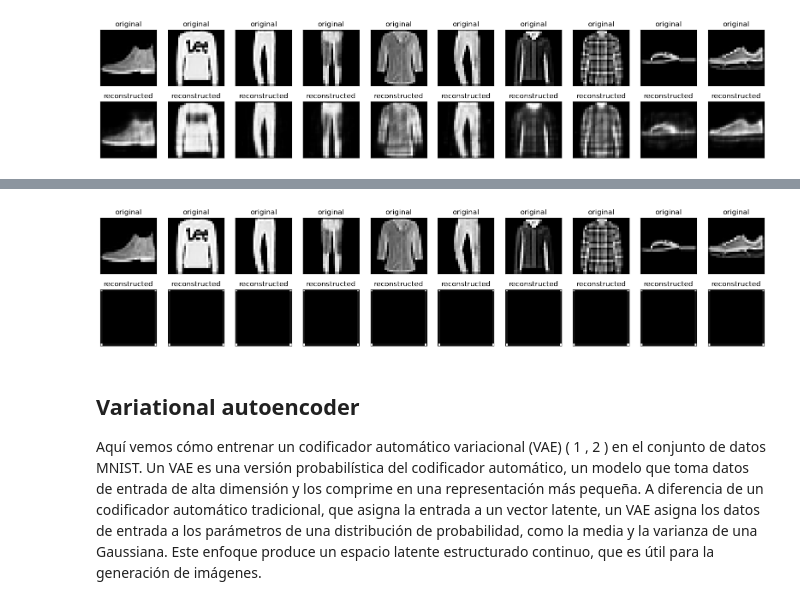
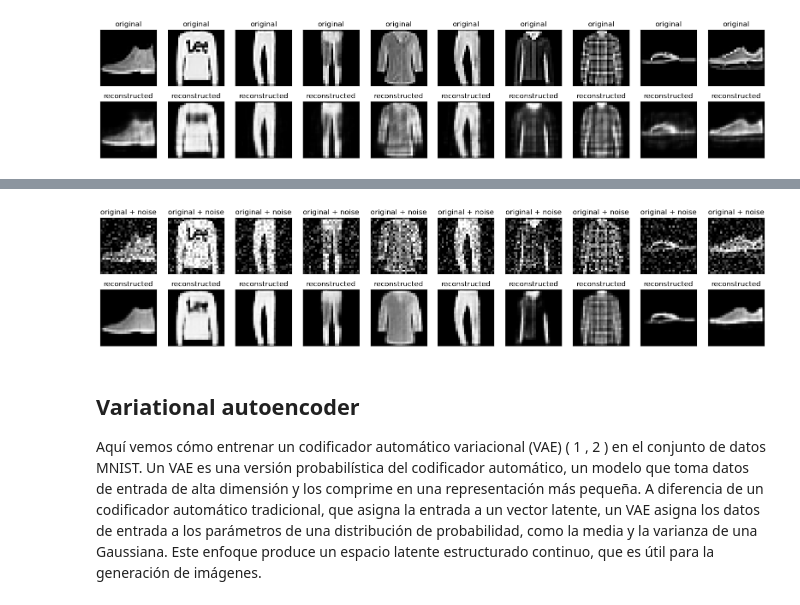
Before and after one commit to Robert-Gomez-AI/Generative_models, a Jupyter notebook: autoencoders.ipynb, the cells around one changed output, grey strips where cells are left out. Drawn from its saved outputs; the diff is of its cells as text; code cells hidden in the pictures.

Commit message:
convolutional Autoencoder

```diff
--- a/autoencoders.ipynb
+++ b/autoencoders.ipynb
@@ -120,7 +123,17 @@ print(x_train.shape)
+# %%
+# Añadimos ruido a la imagen
+
+
+noise_factor = 0.2
+x_train_noisy = x_train + noise_factor * tf.random.normal(shape=x_train.shape)
+x_test_noisy = x_test + noise_factor * tf.random.normal(shape=x_test.shape)
+
+x_train_noisy = tf.clip_by_value(x_train_noisy, clip_value_min=0., clip_value_max=1.)
+x_test_noisy = tf.clip_by_value(x_test_noisy, clip_value_min=0., clip_value_max=1.)
 # %%
-class Autoencoder(Model):
+class Denoise(Model):
   def __init__(self):
-    super(Autoencoder, self).__init__()
+    super(Denoise, self).__init__()
     self.encoder = tf.keras.Sequential([
       layers.Input(shape=(28, 28, 1)),
       layers.Conv2D(16, (3, 3), activation='relu', padding='same', strides=2),
@@ -136,13 +149,13 @@ class Autoencoder(Model):
     decoded = self.decoder(encoded)
     return decoded
 
-autoencoder = Autoencoder()
+autoencoder = Denoise()
 # %%
 autoencoder.compile(optimizer='adam', loss=losses.MeanSquaredError())
 # %%
-autoencoder.fit(x_train, x_train,
+autoencoder.fit(x_train_noisy, x_train,
                 epochs=10,
                 shuffle=True,
-                validation_data=(x_test, x_test))
+                validation_data=(x_test_noisy, x_test))
 # %% [output]
 Epoch 1/10
@@ -172,25 +185,26 @@ decoded_imgs = autoencoder.decoder(encoded_imgs).numpy()
 # %%
 n = 10
 plt.figure(figsize=(20, 4))
 for i in range(n):
-  # display original
-  ax = plt.subplot(2, n, i + 1)
-  plt.imshow(x_test[i])
-  plt.title("original")
-  plt.gray()
-  ax.get_xaxis().set_visible(False)
-  ax.get_yaxis().set_visible(False)
 
-  # display reconstruction
-  ax = plt.subplot(2, n, i + 1 + n)
-  plt.imshow(decoded_imgs[i])
-  plt.title("reconstructed")
-  plt.gray()
-  ax.get_xaxis().set_visible(False)
-  ax.get_yaxis().set_visible(False)
+    # display original + noise
+    ax = plt.subplot(2, n, i + 1)
+    plt.title("original + noise")
+    plt.imshow(tf.squeeze(x_test_noisy[i]))
+    plt.gray()
+    ax.get_xaxis().set_visible(False)
+    ax.get_yaxis().set_visible(False)
+
+    # display reconstruction
+    bx = plt.subplot(2, n, i + n + 1)
+    plt.title("reconstructed")
+    plt.imshow(tf.squeeze(decoded_imgs[i]))
+    plt.gray()
+    bx.get_xaxis().set_visible(False)
+    bx.get_yaxis().set_visible(False)
 plt.show()
 # %% [output]
-[figure, old version]
+[figure, new version]
 # %% [markdown]
 ## Variational autoencoder
 
```
Also changed, not shown: parts of 4 cells of this notebook.
